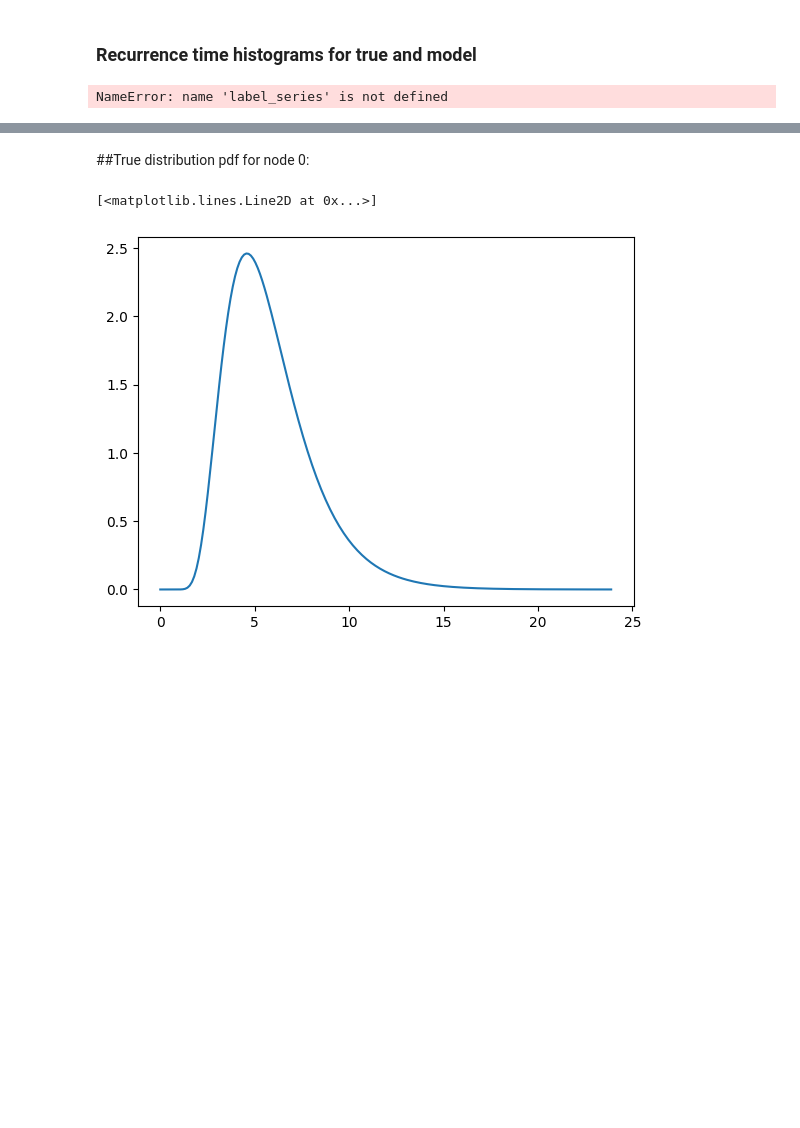
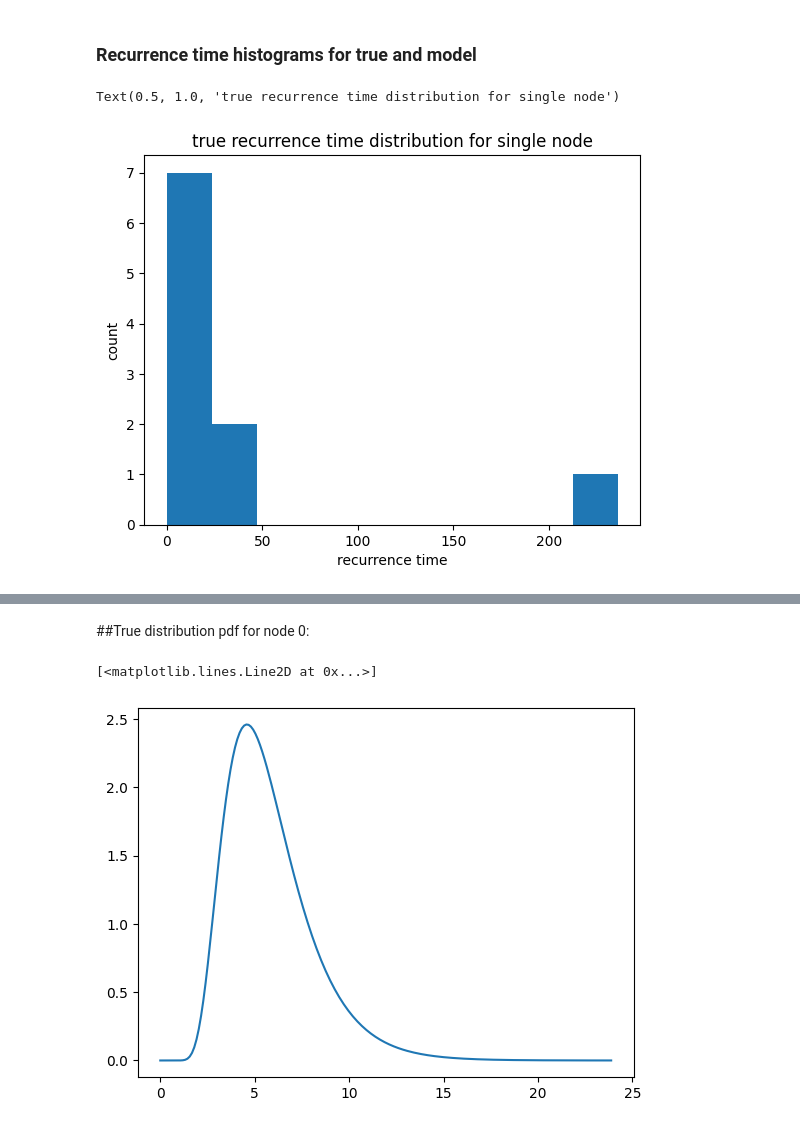
Before and after one commit to AggarwalTushar/CS224W_Project, a Jupyter notebook: notebooks/project_results_analysis.ipynb, the cells around one changed output, grey strips where cells are left out. Cells and saved outputs as stored; diff of their text form; code cells hidden in the pictures; blank space fills up the shorter version.

```diff
--- a/notebooks/project_results_analysis.ipynb
+++ b/notebooks/project_results_analysis.ipynb
@@ -557,23 +566,13 @@ KeyError: 'horizon_days'
 # %%
-def get_recurrence_times_binary_classification(series):
-  recurrence_times = []
-  curr_recurrence = 0
-
-  for pred in series:
-    if pred:
-      recurrence_times.append(curr_recurrence)
-      curr_recurrence = 0
-    else:
-      curr_recurrence += 1
-
-  return recurrence_times
+node_id = 1
 
 import matplotlib.pyplot as plt
 
-plt.hist(get_recurrence_times_binary_classification(label_series[0]))
+plt.hist(get_recurrence_times_binary_classification(label_series[node_id]))
 plt.xlabel("recurrence time")
 plt.ylabel("count")
 plt.title("true recurrence time distribution for single node")
 # %% [output]
-NameError: name 'label_series' is not defined
+Text(0.5, 1.0, 'true recurrence time distribution for single node')
+[figure, added]
 # %%
```
Also changed, not shown: parts of 9 cells of this notebook, 4 other files.
